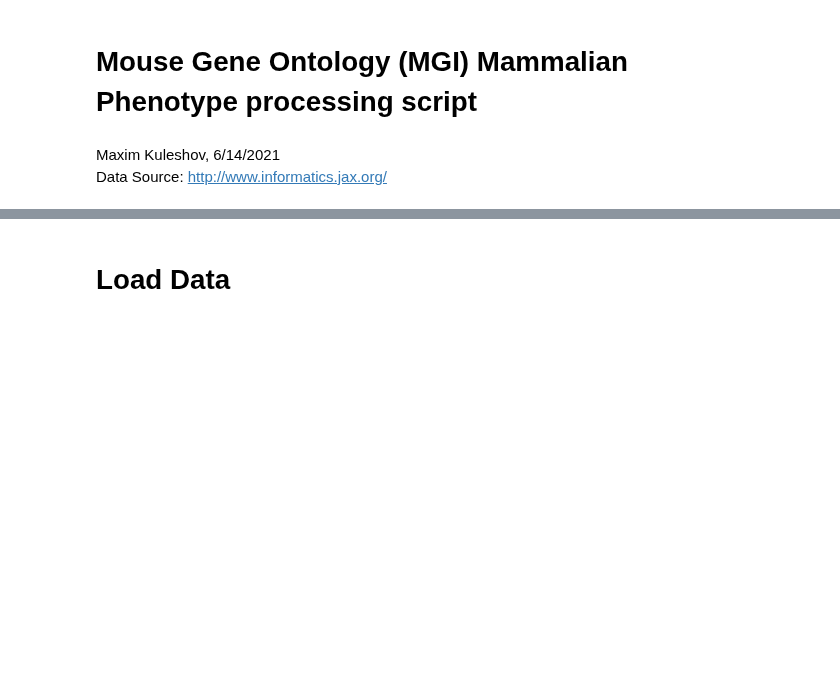
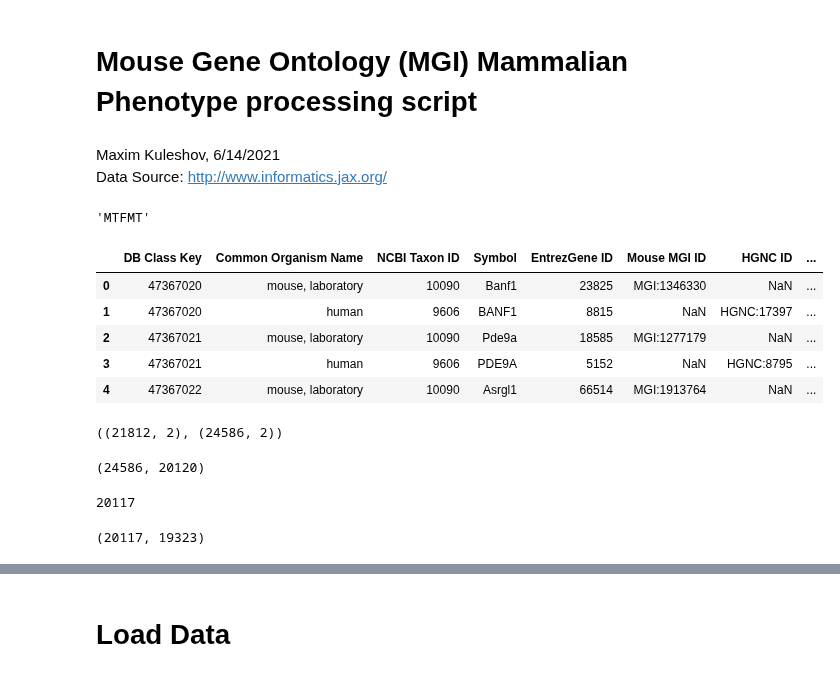
Before and after one commit to MaayanLab/EnrichrPythonScripts, a Jupyter notebook: Enrichr/MGI_Phenotype.ipynb, the cells around one changed output, grey strips where cells are left out. Drawn from its saved outputs; the diff is of its cells as text; code cells hidden in the pictures; blank space fills up the shorter version.

```diff
--- a/Enrichr/MGI_Phenotype.ipynb
+++ b/Enrichr/MGI_Phenotype.ipynb
@@ -12,0 +16,29 @@ import importlib
+# %%
+gene_lookup('MTFMT')
+# %% [output]
+'MTFMT'
+# %%
+mapper = pd.read_table('http://www.informatics.jax.org/downloads/reports/HOM_MouseHumanSequence.rpt')
+mapper.head()
+# %% [output]
+|  | DB Class Key | Common Organism Name | NCBI Taxon ID | Symbol | EntrezGene ID | Mouse MGI ID | HGNC ID | ... |
+| 0 | 47367020 | mouse, laboratory | 10090 | Banf1 | 23825 | MGI:1346330 | NaN | ... |
+| 1 | 47367020 | human | 9606 | BANF1 | 8815 | NaN | HGNC:17397 | ... |
+| 2 | 47367021 | mouse, laboratory | 10090 | Pde9a | 18585 | MGI:1277179 | NaN | ... |
+| 3 | 47367021 | human | 9606 | PDE9A | 5152 | NaN | HGNC:8795 | ... |
+| 4 | 47367022 | mouse, laboratory | 10090 | Asrgl1 | 66514 | MGI:1913764 | NaN | ... |
+# %%
+mouse = mapper[mapper['NCBI Taxon ID'] == 10090][['DB Class Key', 'Symbol']]
+human = mapper[mapper['NCBI Taxon ID'] == 9606][['DB Class Key', 'Symbol']]
+
+mouse.shape, human.shape
+# %% [output]
+((21812, 2), (24586, 2))
+# %%
+len(human['DB Class Key']), len(set(human['DB Class Key']))
+# %% [output]
+(24586, 20120)
+# %%
+len(set(human['DB Class Key']).intersection(set(mouse['DB Class Key'])))
+# %% [output]
+20117
@@ -12,0 +47,4 @@ import importlib
+# %%
+len(mapper["Symbol_mouse"].unique()), len(mapper["Symbol_human"].unique())
+# %% [output]
+(20117, 19323)
```
Also changed, not shown: parts of 22 cells of this notebook, 1 other file.
